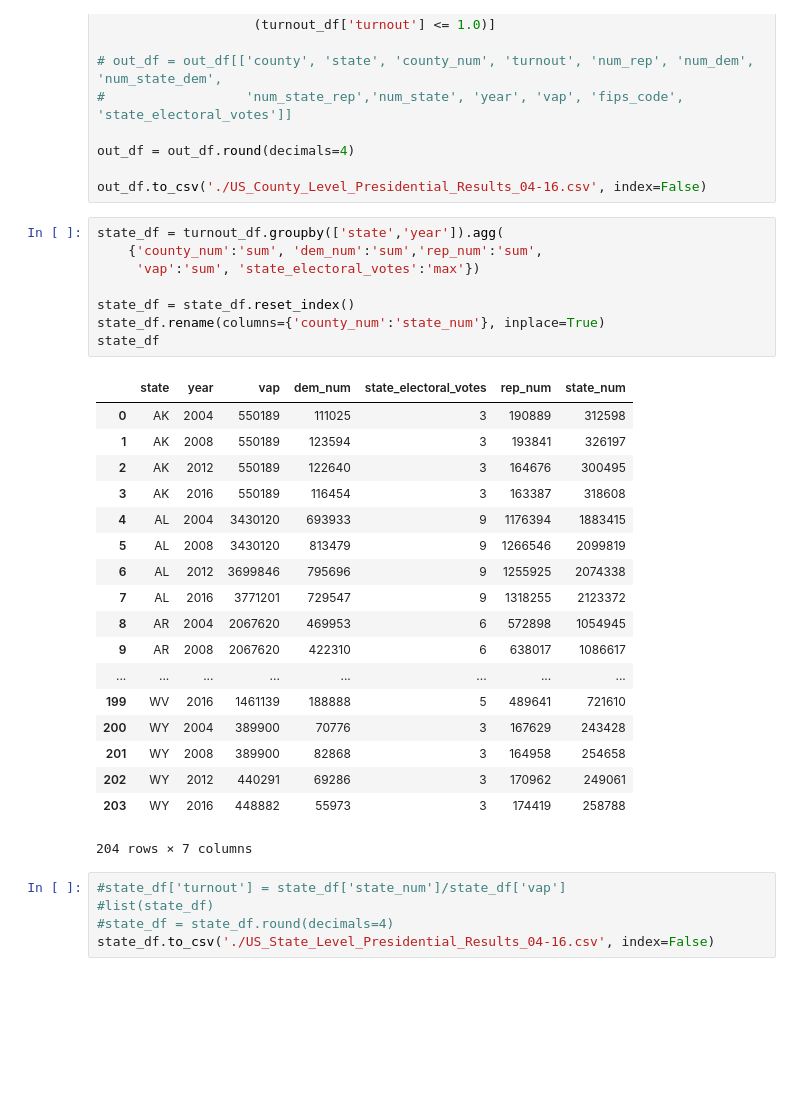
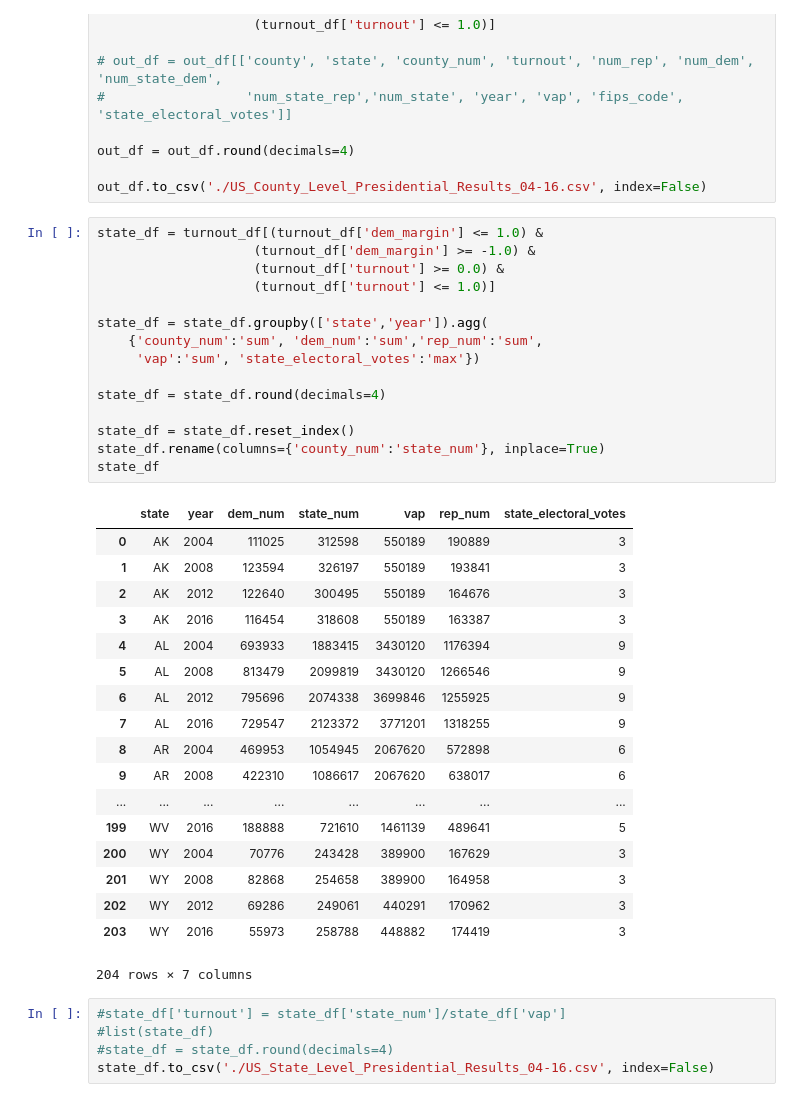
Before and after one commit to psthomas/election-vis, a Jupyter notebook: voting_national.ipynb, the cells around one changed output. Saved outputs shown, nothing was run; the diff lists cells and outputs as text; blank space fills up the shorter version.

```diff
--- a/voting_national.ipynb
+++ b/voting_national.ipynb
@@ -368,31 +369,38 @@ out_df = out_df.round(decimals=4)
 
 out_df.to_csv('./US_County_Level_Presidential_Results_04-16.csv', index=False)
 # %%
-state_df = turnout_df.groupby(['state','year']).agg(
+state_df = turnout_df[(turnout_df['dem_margin'] <= 1.0) &
+                    (turnout_df['dem_margin'] >= -1.0) &
+                    (turnout_df['turnout'] >= 0.0) &
+                    (turnout_df['turnout'] <= 1.0)]
+
+state_df = state_df.groupby(['state','year']).agg(
     {'county_num':'sum', 'dem_num':'sum','rep_num':'sum',
      'vap':'sum', 'state_electoral_votes':'max'})
+
+state_df = state_df.round(decimals=4)
 
 state_df = state_df.reset_index()
 state_df.rename(columns={'county_num':'state_num'}, inplace=True)
 state_df
 # %% [output]
-|  | state | year | vap | dem_num | state_electoral_votes | rep_num | state_num |
-| 0 | AK | 2004 | 550189 | 111025 | 3 | 190889 | 312598 |
-| 1 | AK | 2008 | 550189 | 123594 | 3 | 193841 | 326197 |
-| 2 | AK | 2012 | 550189 | 122640 | 3 | 164676 | 300495 |
-| 3 | AK | 2016 | 550189 | 116454 | 3 | 163387 | 318608 |
-| 4 | AL | 2004 | 3430120 | 693933 | 9 | 1176394 | 1883415 |
-| 5 | AL | 2008 | 3430120 | 813479 | 9 | 1266546 | 2099819 |
-| 6 | AL | 2012 | 3699846 | 795696 | 9 | 1255925 | 2074338 |
-| 7 | AL | 2016 | 3771201 | 729547 | 9 | 1318255 | 2123372 |
-| 8 | AR | 2004 | 2067620 | 469953 | 6 | 572898 | 1054945 |
-| 9 | AR | 2008 | 2067620 | 422310 | 6 | 638017 | 1086617 |
+|  | state | year | dem_num | state_num | vap | rep_num | state_electoral_votes |
+| 0 | AK | 2004 | 111025 | 312598 | 550189 | 190889 | 3 |
+| 1 | AK | 2008 | 123594 | 326197 | 550189 | 193841 | 3 |
+| 2 | AK | 2012 | 122640 | 300495 | 550189 | 164676 | 3 |
+| 3 | AK | 2016 | 116454 | 318608 | 550189 | 163387 | 3 |
+| 4 | AL | 2004 | 693933 | 1883415 | 3430120 | 1176394 | 9 |
+| 5 | AL | 2008 | 813479 | 2099819 | 3430120 | 1266546 | 9 |
+| 6 | AL | 2012 | 795696 | 2074338 | 3699846 | 1255925 | 9 |
+| 7 | AL | 2016 | 729547 | 2123372 | 3771201 | 1318255 | 9 |
+| 8 | AR | 2004 | 469953 | 1054945 | 2067620 | 572898 | 6 |
+| 9 | AR | 2008 | 422310 | 1086617 | 2067620 | 638017 | 6 |
 | ... | ... | ... | ... | ... | ... | ... | ... |
-| 199 | WV | 2016 | 1461139 | 188888 | 5 | 489641 | 721610 |
-| 200 | WY | 2004 | 389900 | 70776 | 3 | 167629 | 243428 |
-| 201 | WY | 2008 | 389900 | 82868 | 3 | 164958 | 254658 |
-| 202 | WY | 2012 | 440291 | 69286 | 3 | 170962 | 249061 |
-| 203 | WY | 2016 | 448882 | 55973 | 3 | 174419 | 258788 |
+| 199 | WV | 2016 | 188888 | 721610 | 1461139 | 489641 | 5 |
+| 200 | WY | 2004 | 70776 | 243428 | 389900 | 167629 | 3 |
+| 201 | WY | 2008 | 82868 | 254658 | 389900 | 164958 | 3 |
+| 202 | WY | 2012 | 69286 | 249061 | 440291 | 170962 | 3 |
+| 203 | WY | 2016 | 55973 | 258788 | 448882 | 174419 | 3 |
 204 rows × 7 columns
 # %%
 #state_df['turnout'] = state_df['state_num']/state_df['vap']
```
Also changed, not shown: parts of 5 cells of this notebook.
